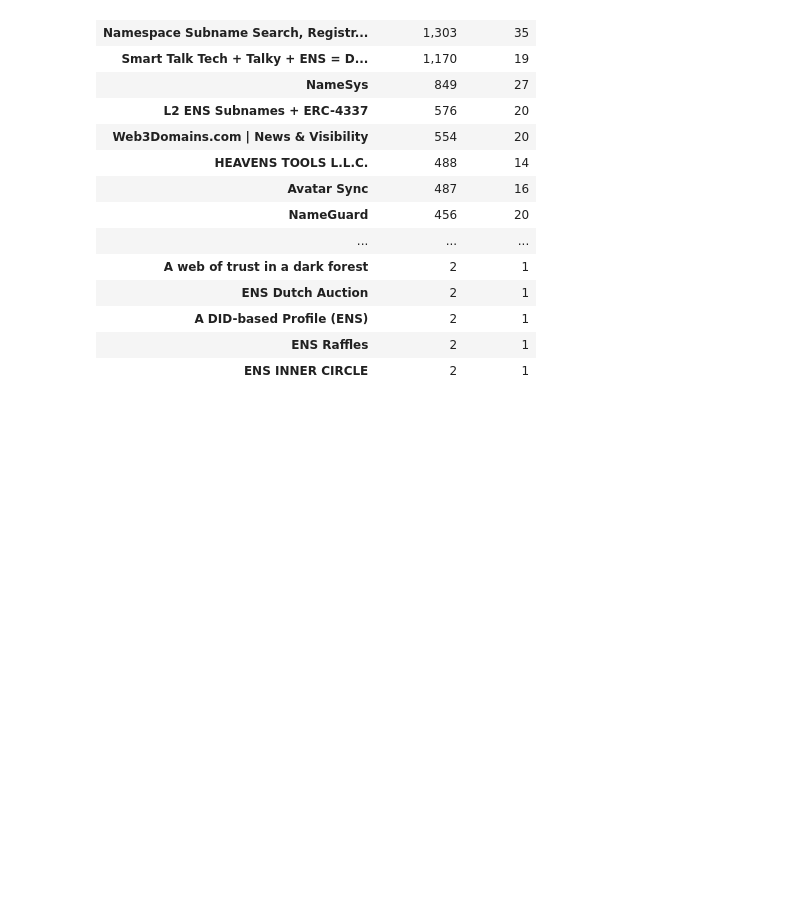
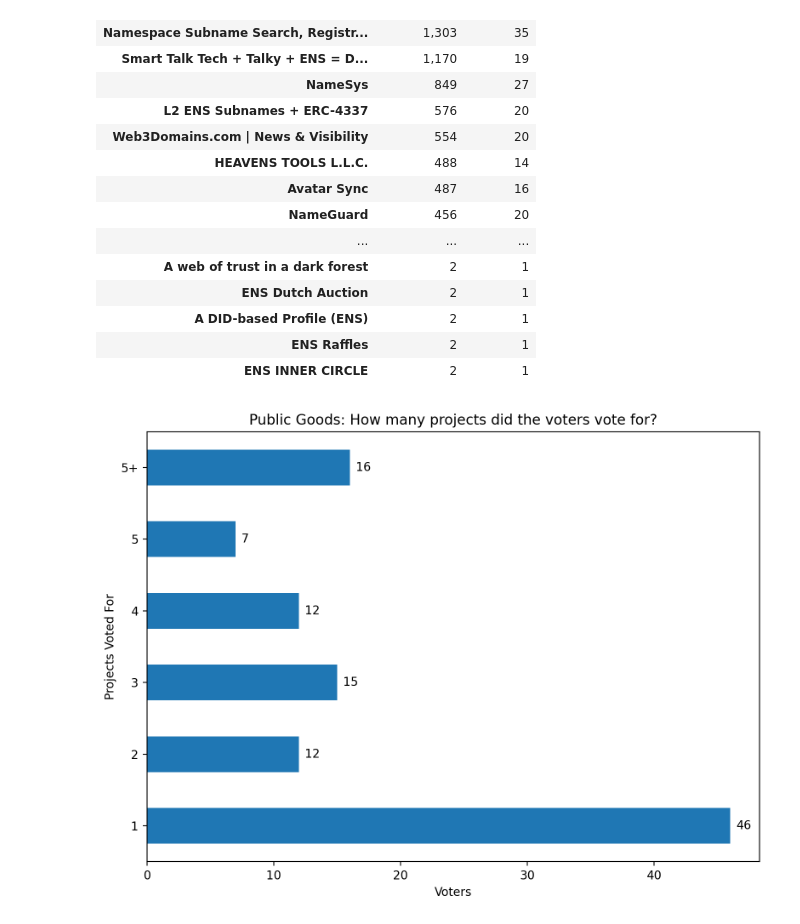
Before and after one commit to nftyslobo/ens_grants, a Jupyter notebook: ens.ipynb, the cells around one changed output. Cells and saved outputs as stored; diff of their text form; code cells hidden in the pictures; blank space fills up the shorter version.

```diff
--- a/ens.ipynb
+++ b/ens.ipynb
@@ -1,7 +1,11 @@
 # %%
 import requests
 import pandas as pd
+import numpy as np
 from IPython.display import display, HTML
+import matplotlib.pyplot as plt
+
+plt.rcParams['figure.dpi'] = 200
 # %%
 def fetch_graphql_data(endpoint, query, headers=None):
     response = requests.get(endpoint, json={'query': query})
@@ -79,5 +94,44 @@ def results(wg='eco'):
     result = result.rename(index=choices)
 
     return format_dataframe(result.sort_values('Total Votes',ascending=False))
+# %%
+def voter_graph(wg):
+
+    heading = {'pg':"Public Goods: ",'eco': "Ecosystem: "}
+
+    choice_data, results_data = get_data(wg)
+    voter_choices = proccess_voter_choices(results_data)
+    non_zero_count = voter_choices.apply(lambda x: (x != 0).sum(),axis=1)
+
+    df = pd.DataFrame(list(non_zero_count.value_counts().sort_index().items()), columns=['Index', 'Value'])
+
+    df['Index'] = df['Index'].astype(str)
+
+    mask = df['Index'].astype(int) > 5
+    grouped = df[mask].sum(numeric_only=True)
+    grouped['Index'] = '5+'
+    df = pd.concat([df[~mask], pd.DataFrame([grouped])])
+
+
+    def custom_sort(item):
+        if item == '5+':
+            return 100
+        return int(item)
+
+    df['Sort'] = df['Index'].apply(custom_sort)
+    df = df.sort_values(by='Sort', ascending=True).drop(columns=['Sort'])
+
+    fig, ax = plt.subplots(figsize=(8, 6))
+    bars = df.plot.barh(x='Index', y='Value', legend=False, ax=ax)
+    plt.xlabel('Voters')
+    plt.ylabel('Projects Voted For')
+    plt.title(f'{heading[wg]}How many projects did the voters vote for?')
+
+
+    for bar in bars.containers:
+        ax.bar_label(bar,padding=5)
+
+    plt.tight_layout()
+    plt.show()
 # %%
 def display_with_title(df, title):
@@ -131,3 +185,7 @@ Small Grants - Ecosystem
 | A DID-based ‍Profile (ENS) | 2 | 1 |
 | ENS Raffles | 2 | 1 |
 | ENS INNER CIRCLE | 2 | 1 |
+# %%
+voter_graph('pg')
+# %% [output]
+[figure, added]
```
Also changed, not shown: parts of 6 cells of this notebook, 1 other file.
